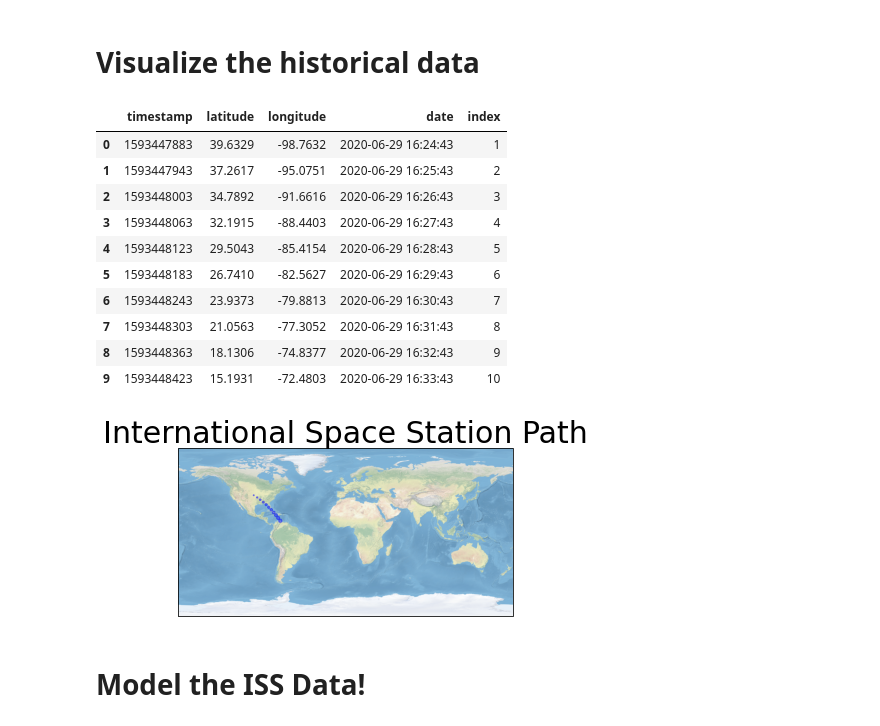
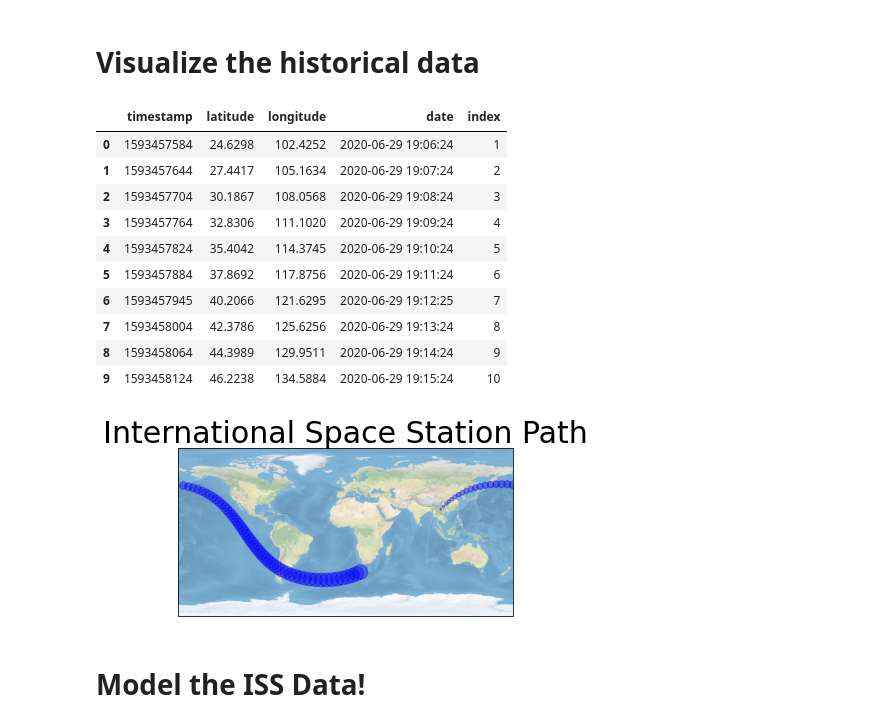
Before and after one commit to adnaneaabbar/tracking-the-international-space-station, a Jupyter notebook: iss.ipynb, the cells around one changed output. Drawn from its saved outputs; the diff is of its cells as text; code cells hidden in the pictures.

```diff
--- a/iss.ipynb
+++ b/iss.ipynb
@@ -125,7 +111,7 @@ while True:
 # Visualize the historical data
 # %%
 # load historical data  // change path with your file's path
-iss_flight_record = pd.read_csv('/content/ISS_location_20200629162443.csv')
+iss_flight_record = pd.read_csv('/content/ISS_location_20200629190624.csv')
 # %%
 # translate timestamp into readable
 from datetime import datetime
@@ -139,31 +125,31 @@ iss_flight_record['index'] = range(1,len(iss_flight_record)+1)
 iss_flight_record.head(10)
 # %% [output]
 |  | timestamp | latitude | longitude | date | index |
-| 0 | 1593447883 | 39.6329 | -98.7632 | 2020-06-29 16:24:43 | 1 |
-| 1 | 1593447943 | 37.2617 | -95.0751 | 2020-06-29 16:25:43 | 2 |
-| 2 | 1593448003 | 34.7892 | -91.6616 | 2020-06-29 16:26:43 | 3 |
-| 3 | 1593448063 | 32.1915 | -88.4403 | 2020-06-29 16:27:43 | 4 |
-| 4 | 1593448123 | 29.5043 | -85.4154 | 2020-06-29 16:28:43 | 5 |
-| 5 | 1593448183 | 26.7410 | -82.5627 | 2020-06-29 16:29:43 | 6 |
-| 6 | 1593448243 | 23.9373 | -79.8813 | 2020-06-29 16:30:43 | 7 |
-| 7 | 1593448303 | 21.0563 | -77.3052 | 2020-06-29 16:31:43 | 8 |
-| 8 | 1593448363 | 18.1306 | -74.8377 | 2020-06-29 16:32:43 | 9 |
-| 9 | 1593448423 | 15.1931 | -72.4803 | 2020-06-29 16:33:43 | 10 |
+| 0 | 1593457584 | 24.6298 | 102.4252 | 2020-06-29 19:06:24 | 1 |
+| 1 | 1593457644 | 27.4417 | 105.1634 | 2020-06-29 19:07:24 | 2 |
+| 2 | 1593457704 | 30.1867 | 108.0568 | 2020-06-29 19:08:24 | 3 |
+| 3 | 1593457764 | 32.8306 | 111.1020 | 2020-06-29 19:09:24 | 4 |
+| 4 | 1593457824 | 35.4042 | 114.3745 | 2020-06-29 19:10:24 | 5 |
+| 5 | 1593457884 | 37.8692 | 117.8756 | 2020-06-29 19:11:24 | 6 |
+| 6 | 1593457945 | 40.2066 | 121.6295 | 2020-06-29 19:12:25 | 7 |
+| 7 | 1593458004 | 42.3786 | 125.6256 | 2020-06-29 19:13:24 | 8 |
+| 8 | 1593458064 | 44.3989 | 129.9511 | 2020-06-29 19:14:24 | 9 |
+| 9 | 1593458124 | 46.2238 | 134.5884 | 2020-06-29 19:15:24 | 10 |
 # %%
 import cartopy.crs as ccrs
 
 ax = plt.axes(projection=ccrs.PlateCarree())
 ax.stock_img()
 
 lon = iss_flight_record['longitude']
 lat = iss_flight_record['latitude']
 
-plt.scatter(lon, lat, s=iss_flight_record['index']*2, alpha=0.4, color='blue')
+plt.scatter(lon, lat, s=iss_flight_record['index']*3, alpha=0.4, color='blue')
 
 plt.title('International Space Station Path' , fontsize=30)
 plt.show()
 # %% [output]
-[figure, old version]
+[figure, new version]
 # %% [markdown]
 # Model the ISS Data!
 # %% [markdown]
```
Also changed, not shown: parts of 18 cells of this notebook.
